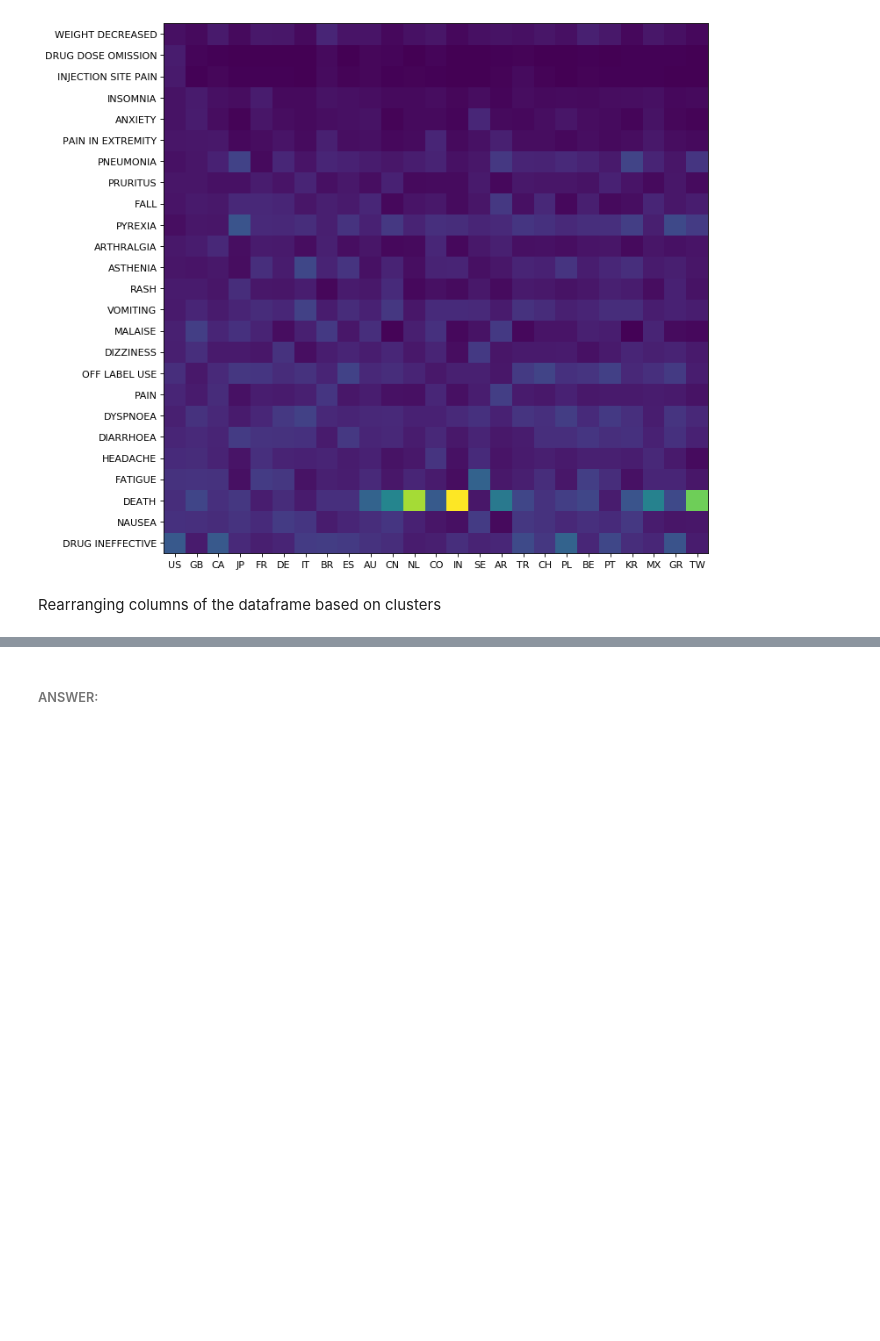
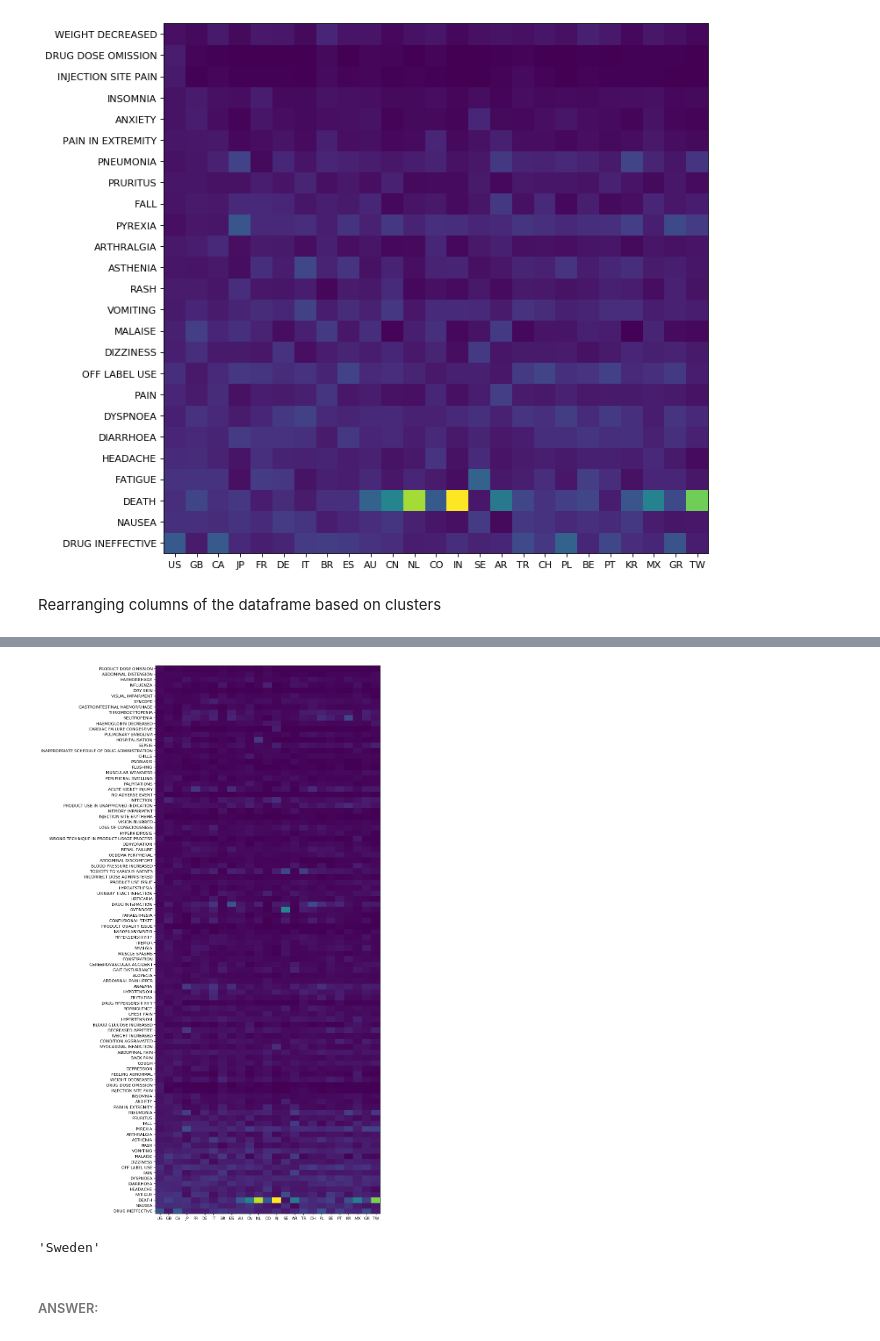
Before and after one commit to oryoruk/fda_adverse_events, a Jupyter notebook: (2020-05-05)_FDA_Adverse_Events.ipynb, the cells around one changed output, grey strips where cells are left out. Cells and saved outputs as stored; diff of their text form; code cells hidden in the pictures; blank space fills up the shorter version.

Commit message:
added data, updated notebook

```diff
--- a/(2020-05-05)_FDA_Adverse_Events.ipynb
+++ b/(2020-05-05)_FDA_Adverse_Events.ipynb
@@ -345,0 +352,2 @@ list(top_reactions.term)[:10]
+# %%
+top25_c_by_100_r = pd.DataFrame(temp,columns = list(top_countries.term)[:n],index = list(top_reactions.term)[:m])
@@ -500,0 +583,4 @@ plt.show()
+# %%
+df  = top25_c_by_100_r
+# %%
+df=(df/df.sum())
@@ -501,3 +589,15 @@ plt.show()
+# %%
+figure(num=None, figsize=(10, 25), dpi=80, facecolor='w', edgecolor='k')
+plt.pcolor(df)
+plt.yticks(np.arange(0.5, len(df.index), 1), df.index)
+plt.xticks(np.arange(0.5, len(df.columns), 1), df.columns)
+plt.show()
+# %% [output]
+[figure, added]
+# %%
+country_name['SE']
+# %% [output]
+'Sweden'
 # %% [markdown]
 ###### ANSWER:
 # %% [markdown]
```
Also changed, not shown: parts of 39 cells of this notebook, 3 other files.
